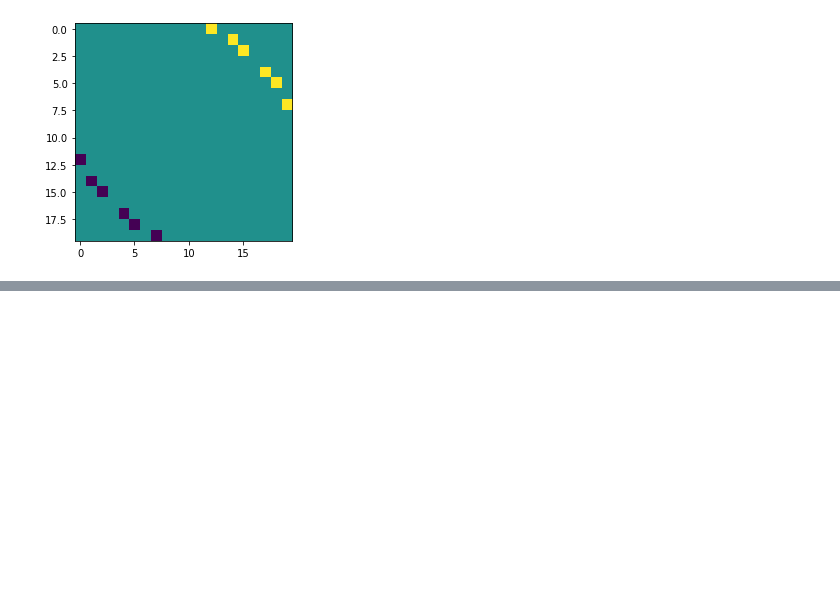
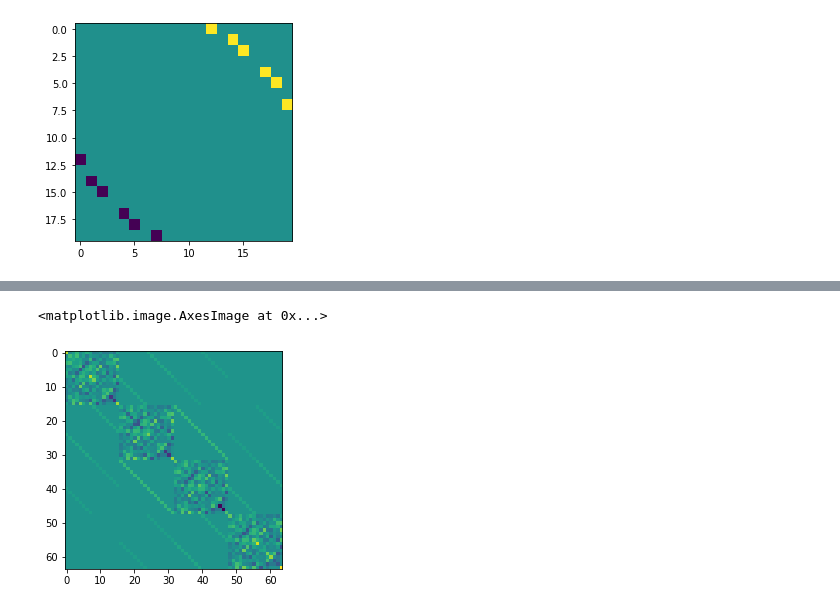
Before and after one commit to JanSuntajs/ham1d, a Jupyter notebook: jupyter_notebooks/ham1d_intro.ipynb, the cells around one changed output, grey strips where cells are left out. Cells and saved outputs as stored; diff of their text form; code cells hidden in the pictures; blank space fills up the shorter version.

```diff
--- a/jupyter_notebooks/ham1d_intro.ipynb
+++ b/jupyter_notebooks/ham1d_intro.ipynb
@@ -648,0 +782,5 @@ plt.imshow(np.imag(ham_test.mat.todense()))
+# %%
+plt.imshow(np.real(ham_spk.mat.todense()))
+# %% [output]
+<matplotlib.image.AxesImage at 0x...>
+[figure, added]
```
Also changed, not shown: parts of 30 cells of this notebook, 13 other files.
